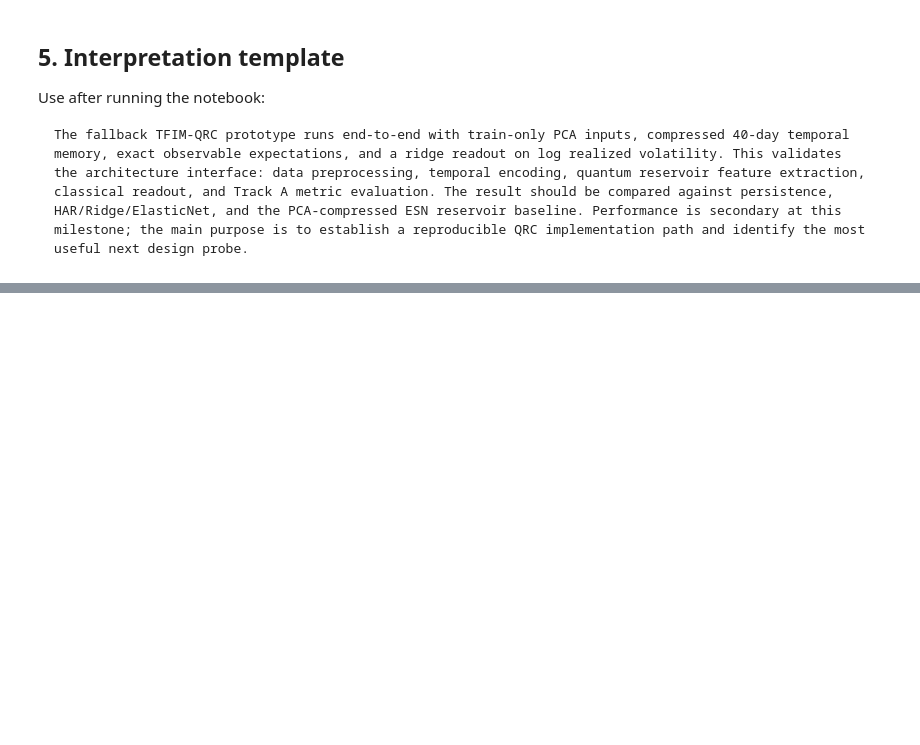
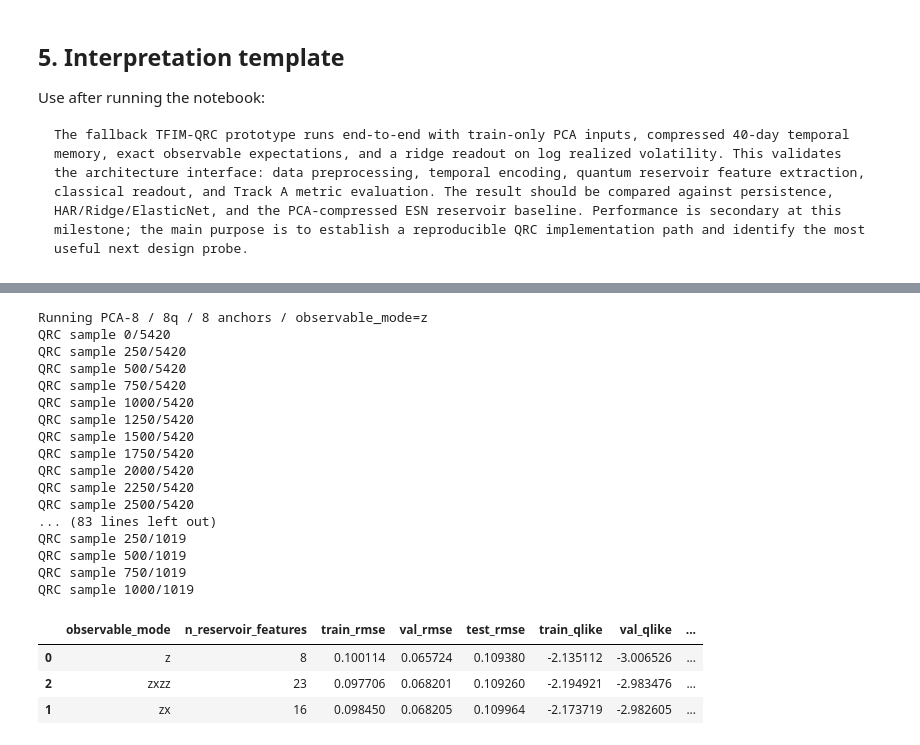
Before and after one commit to friedsam/qpitome-qrc-volatility, a Jupyter notebook: notebooks/phase2_tfim_qrc_light_touch_prototype.ipynb, the cells around one changed output, grey strips where cells are left out. Drawn from its saved outputs; the diff is of its cells as text; code cells hidden in the pictures; blank space fills up the shorter version.

```diff
--- a/notebooks/phase2_tfim_qrc_light_touch_prototype.ipynb
+++ b/notebooks/phase2_tfim_qrc_light_touch_prototype.ipynb
@@ -142,0 +299,72 @@ The fallback TFIM-QRC prototype runs end-to-end with train-only PCA inputs, comp
+# %%
+# Optional: compare observables at PCA-8 / 8 qubits / 8 anchors
+
+probe_rows_8 = []
+
+for observable_mode in ["z", "zx", "zxzz"]:
+    config = TFIMQRCConfig(
+        qubits=8,
+        pca_components=8,
+        lookback_days=40,
+        anchor_count=8,
+        anchor_policy="even",
+        observable_mode=observable_mode,
+        trotter_steps_per_anchor=1,
+        coupling_scale=0.7,
+        transverse_field=0.5,
+        evolution_time=0.5,
+        ridge_alpha=10.0,
+        target_transform="log",
+        seed=42,
+    )
+
+    print(f"Running PCA-8 / 8q / 8 anchors / observable_mode={observable_mode}")
+
+    result = fit_tfim_qrc_regressor(
+        sequence_splits_8,
+        config=config,
+        target=target,
+        verbose=True,
+    )
+
+    probe_rows_8.append(summarize_qrc_result(result))
+
+observable_probe_8 = pd.DataFrame(probe_rows_8).sort_values("val_rmse")
+
+observable_probe_8[
+    [
+        "observable_mode",
+        "n_reservoir_features",
+        "train_rmse",
+        "val_rmse",
+        "test_rmse",
+        "train_qlike",
+        "val_qlike",
+        "test_qlike",
+        "train_mz_r2",
+        "val_mz_r2",
+        "test_mz_r2",
+    ]
+]
+# %% [output]
+Running PCA-8 / 8q / 8 anchors / observable_mode=z
+QRC sample 0/5420
+QRC sample 250/5420
+QRC sample 500/5420
+QRC sample 750/5420
+QRC sample 1000/5420
+QRC sample 1250/5420
+QRC sample 1500/5420
+QRC sample 1750/5420
+QRC sample 2000/5420
+QRC sample 2250/5420
+QRC sample 2500/5420
+... (83 lines left out)
+QRC sample 250/1019
+QRC sample 500/1019
+QRC sample 750/1019
+QRC sample 1000/1019
+|  | observable_mode | n_reservoir_features | train_rmse | val_rmse | test_rmse | train_qlike | val_qlike | ... |
+| 0 | z | 8 | 0.100114 | 0.065724 | 0.109380 | -2.135112 | -3.006526 | ... |
+| 2 | zxzz | 23 | 0.097706 | 0.068201 | 0.109260 | -2.194921 | -2.983476 | ... |
+| 1 | zx | 16 | 0.098450 | 0.068205 | 0.109964 | -2.173719 | -2.982605 | ... |
```
Also changed, not shown: parts of 9 cells of this notebook, 5 other files.
